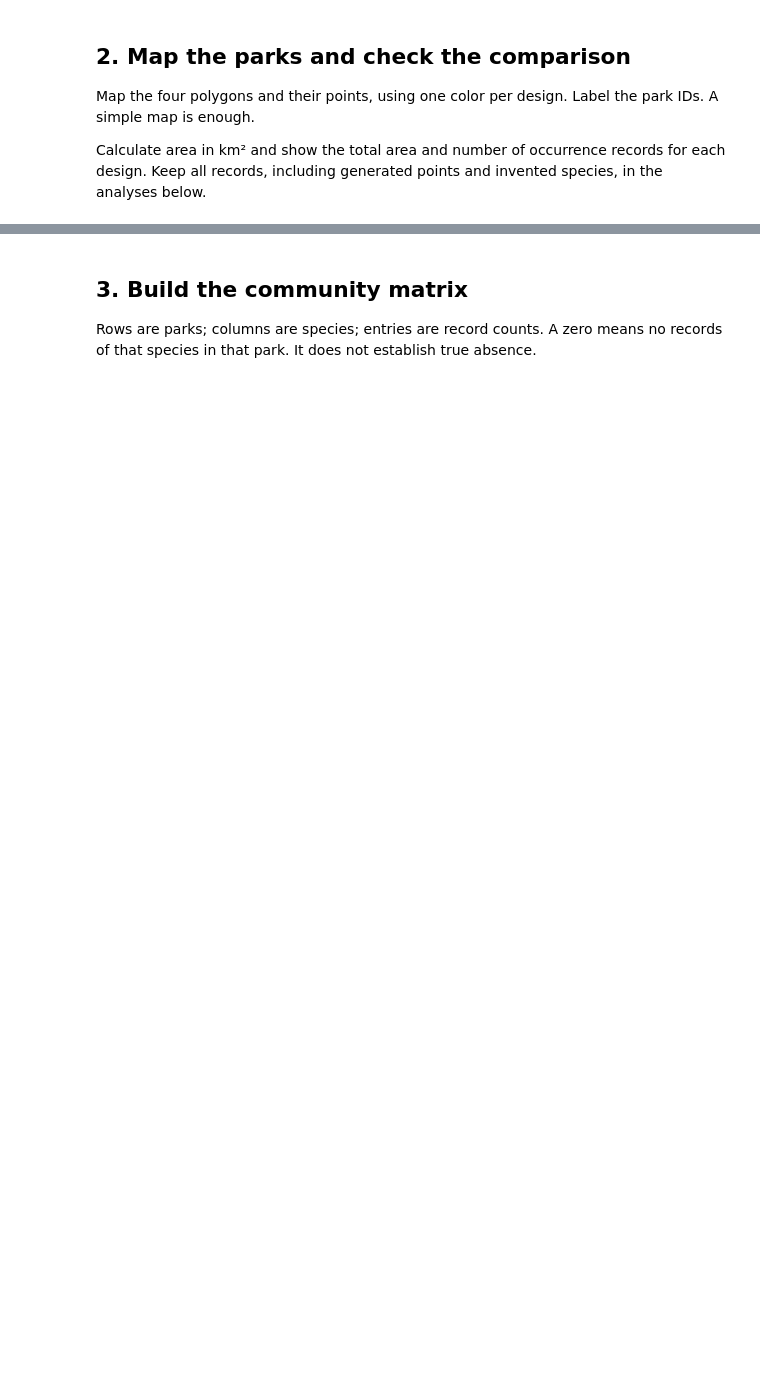
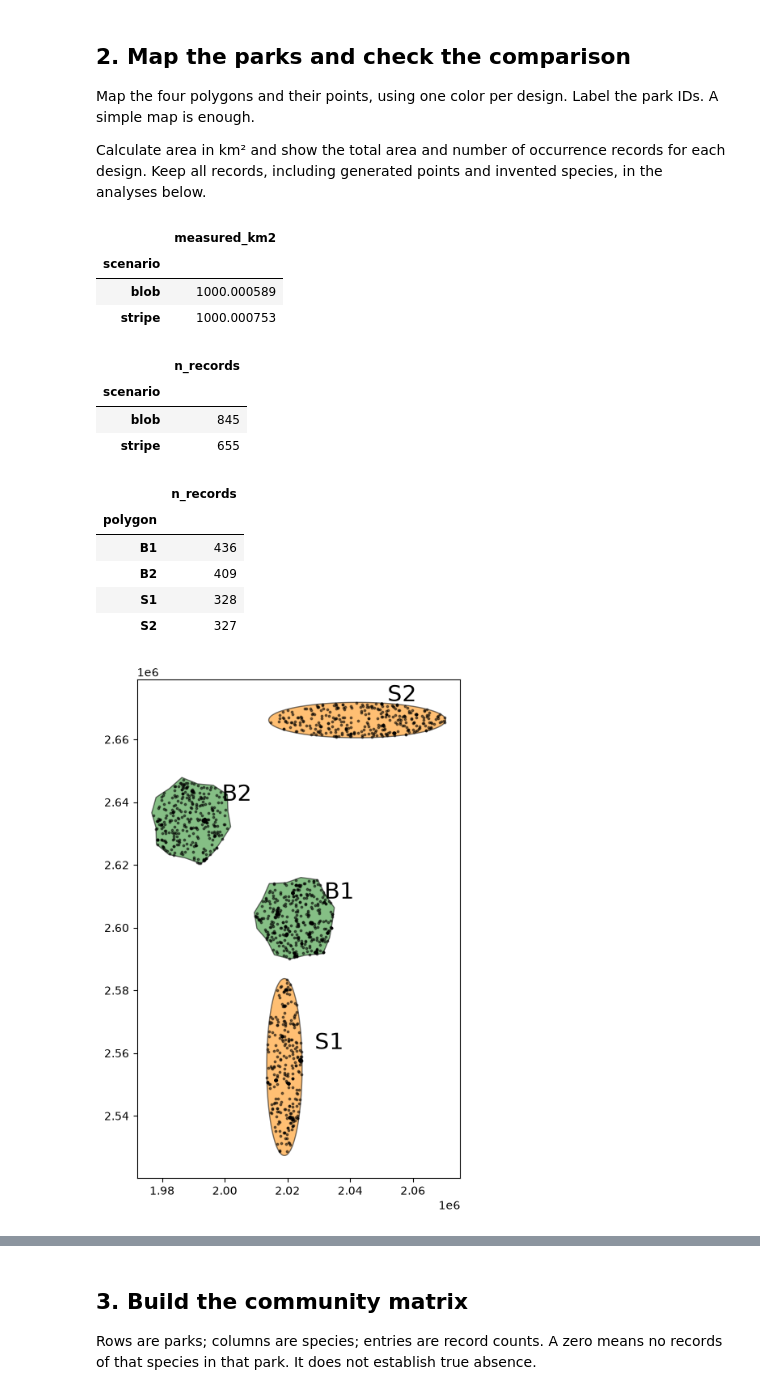
Before and after one commit to Gyrosigma/BIO597-SpatialBiodiversity, a Jupyter notebook: docs/assignments/Assignment-10-SpatialCommunityComposition.ipynb, the cells around one changed output, grey strips where cells are left out. Cells and saved outputs as stored; diff of their text form; code cells hidden in the pictures; blank space fills up the shorter version.

```diff
--- a/docs/assignments/Assignment-10-SpatialCommunityComposition.ipynb
+++ b/docs/assignments/Assignment-10-SpatialCommunityComposition.ipynb
@@ -73,3 +75,61 @@ display(parks.groupby("scenario").measured_km2.sum())
+# %%
+parks["measured_km2"] = parks.area / 1e6
+display(parks.groupby("scenario")[["measured_km2"]].sum())
+
+# Record counts per scenario
+display(records.groupby("scenario").size().to_frame("n_records"))
+
+# Record counts per polygon
+points = records.to_crs(parks.crs)
+polygons = parks[["scenario", "geometry"]].rename_axis("polygon").reset_index()
+
+matches = gpd.sjoin(
+    points[["scenario", "geometry"]],
+    polygons,
+    how="inner",
+    predicate="within",
+)
+matches = matches[matches["scenario_left"] == matches["scenario_right"]]
+
+counts = matches.groupby("polygon").size().reindex(parks.index, fill_value=0)
+display(counts.rename_axis("polygon").to_frame("n_records"))
+
+# Plot the parks and points, with the polygon row names as labels
+fig, ax = plt.subplots(figsize=(8, 8))
+
+for strategy, group in parks.groupby("scenario"):
+    group.plot(ax=ax, color=COLORS[strategy], alpha=0.55, edgecolor="black")
+
+points.plot(ax=ax, color="black", markersize=3, alpha=0.5)
+
+for row in parks.itertuples():
+    anchor = row.geometry.representative_point()
+    ax.annotate(
+        str(row.Index),
+        xy=(anchor.x, anchor.y),
+        xytext=(27, 17),
+        textcoords="offset points",
+        fontsize=20,
+        color = 'k'
+    )
+
+plt.show()
+# %% [output]
+|  | measured_km2 |
+| scenario |  |
+| blob | 1000.000589 |
+| stripe | 1000.000753 |
+|  | n_records |
+| scenario |  |
+| blob | 845 |
+| stripe | 655 |
+|  | n_records |
+| polygon |  |
+| B1 | 436 |
+| B2 | 409 |
+| S1 | 328 |
+| S2 | 327 |
+[figure, added]
 # %% [markdown]
 **Interpretation:** What is held equal between the designs? What differs besides
 shape? Predict which design will capture more species, and explain why.
```
Also changed, not shown: parts of 24 cells of this notebook.
